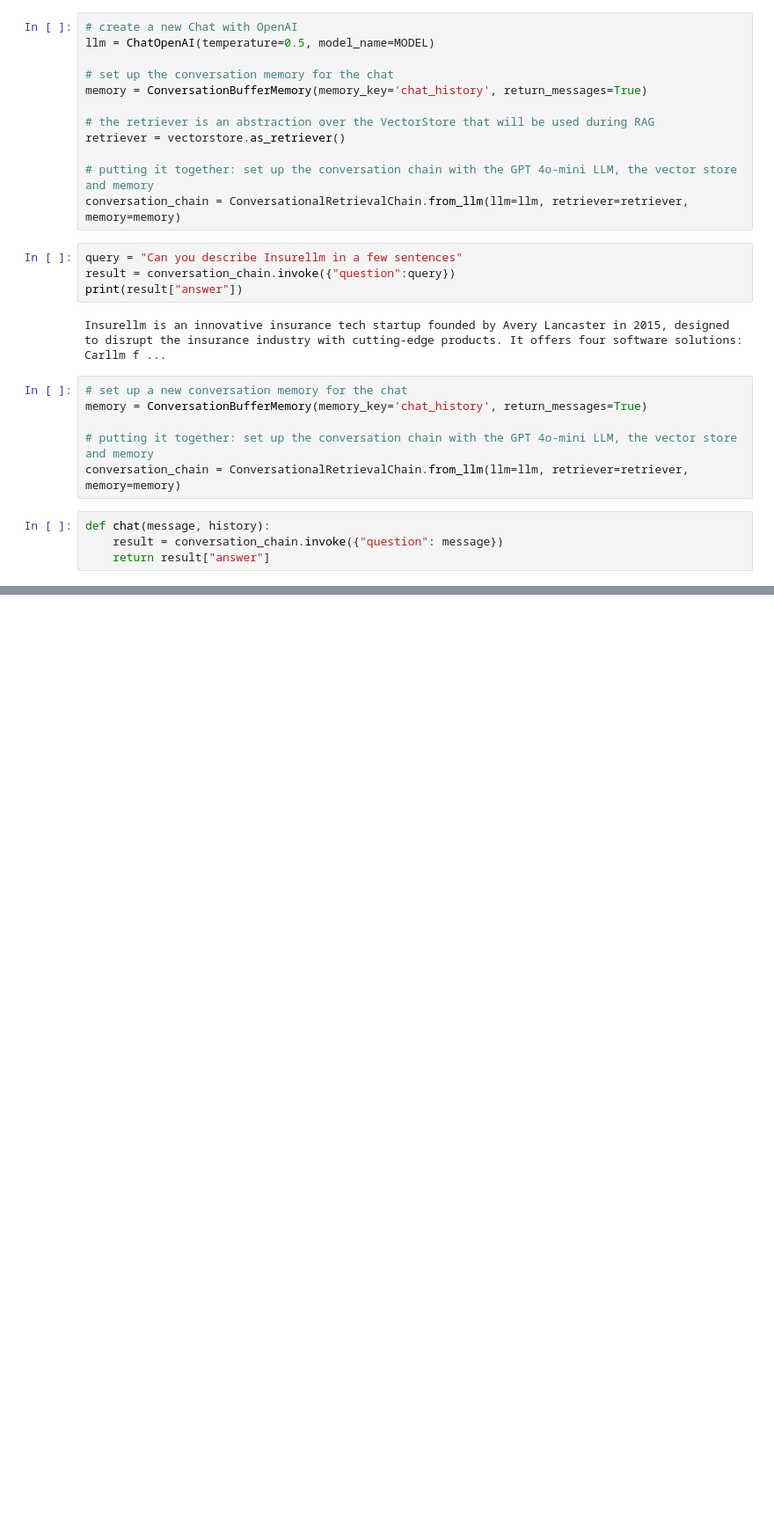
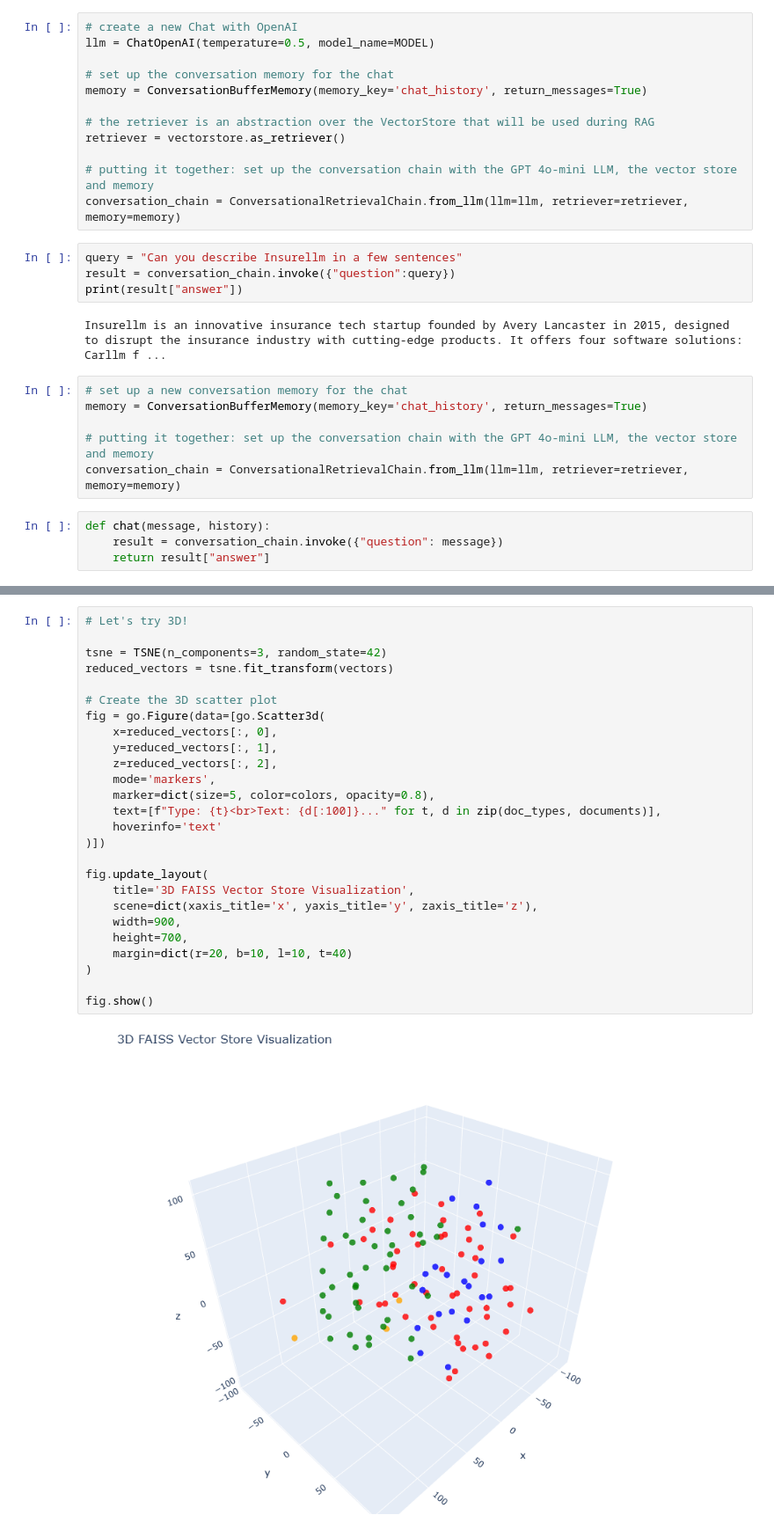
Before and after one commit to adityasolanki205/LLM_Engineering_Learning, a Jupyter notebook: Week5_day4.ipynb, the cells around one changed output, grey strips where cells are left out. Shown: that part at 88% size. Cells and saved outputs as stored; diff of their text form; blank space fills up the shorter version.

```diff
--- a/Week5_day4.ipynb
+++ b/Week5_day4.ipynb
@@ -185,0 +324,28 @@ view = gr.ChatInterface(chat, type="messages").launch(inbrowser=True)
+# %%
+# Let's try 3D!
+
+tsne = TSNE(n_components=3, random_state=42)
+reduced_vectors = tsne.fit_transform(vectors)
+
+# Create the 3D scatter plot
+fig = go.Figure(data=[go.Scatter3d(
+    x=reduced_vectors[:, 0],
+    y=reduced_vectors[:, 1],
+    z=reduced_vectors[:, 2],
+    mode='markers',
+    marker=dict(size=5, color=colors, opacity=0.8),
+    text=[f"Type: {t}<br>Text: {d[:100]}..." for t, d in zip(doc_types, documents)],
+    hoverinfo='text'
+)])
+
+fig.update_layout(
+    title='3D FAISS Vector Store Visualization',
+    scene=dict(xaxis_title='x', yaxis_title='y', zaxis_title='z'),
+    width=900,
+    height=700,
+    margin=dict(r=20, b=10, l=10, t=40)
+)
+
+fig.show()
+# %% [output]
+[figure, added]
```
Also changed, not shown: parts of 19 cells of this notebook, 6 other files.
